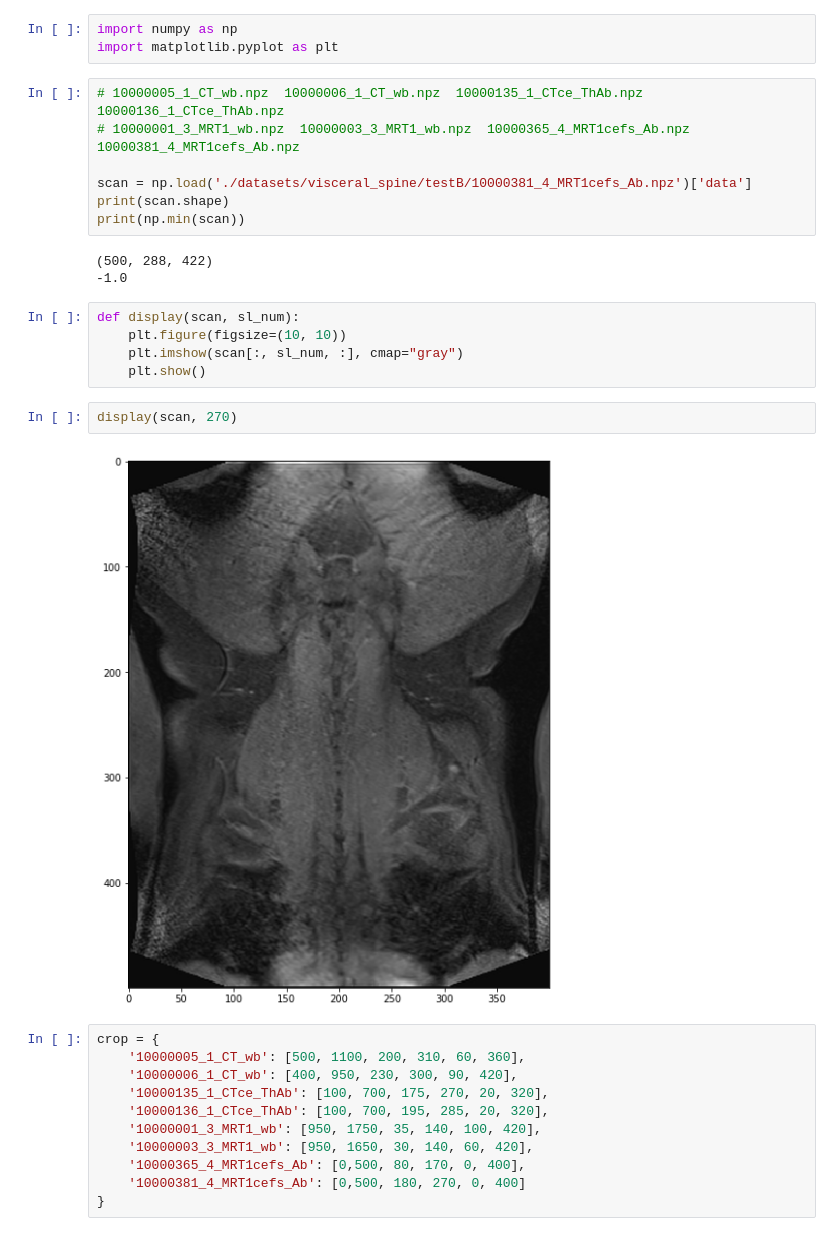
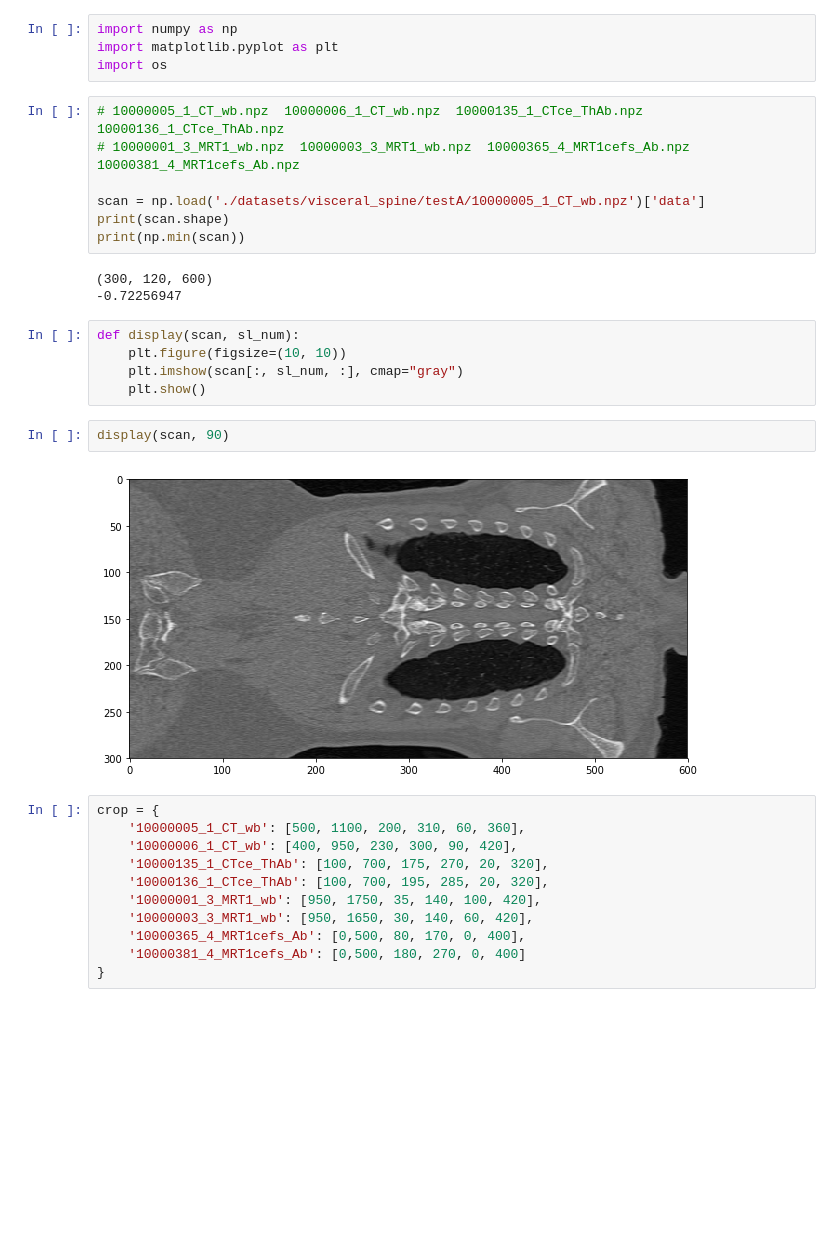
Before and after one commit to momenator/CycleGAN, a Jupyter notebook: Playground.ipynb, the cells around one changed output. Drawn from its saved outputs; the diff is of its cells as text; blank space fills up the shorter version.

```diff
--- a/Playground.ipynb
+++ b/Playground.ipynb
@@ -1,25 +1,26 @@
 # %%
 import numpy as np
 import matplotlib.pyplot as plt
+import os
 # %%
 # 10000005_1_CT_wb.npz  10000006_1_CT_wb.npz  10000135_1_CTce_ThAb.npz  10000136_1_CTce_ThAb.npz
 # 10000001_3_MRT1_wb.npz  10000003_3_MRT1_wb.npz  10000365_4_MRT1cefs_Ab.npz  10000381_4_MRT1cefs_Ab.npz
 
-scan = np.load('./datasets/visceral_spine/testB/10000381_4_MRT1cefs_Ab.npz')['data']
+scan = np.load('./datasets/visceral_spine/testA/10000005_1_CT_wb.npz')['data']
 print(scan.shape)
 print(np.min(scan))
 # %% [output]
-(500, 288, 422)
--1.0
+(300, 120, 600)
+-0.72256947
 # %%
 def display(scan, sl_num):
     plt.figure(figsize=(10, 10))
     plt.imshow(scan[:, sl_num, :], cmap="gray")
     plt.show()
 # %%
-display(scan, 270)
+display(scan, 90)
 # %% [output]
-[figure, old version]
+[figure, new version]
 # %%
 crop = {
     '10000005_1_CT_wb': [500, 1100, 200, 310, 60, 360],
```
Also changed, not shown: parts of 6 cells of this notebook, 5 other files.
